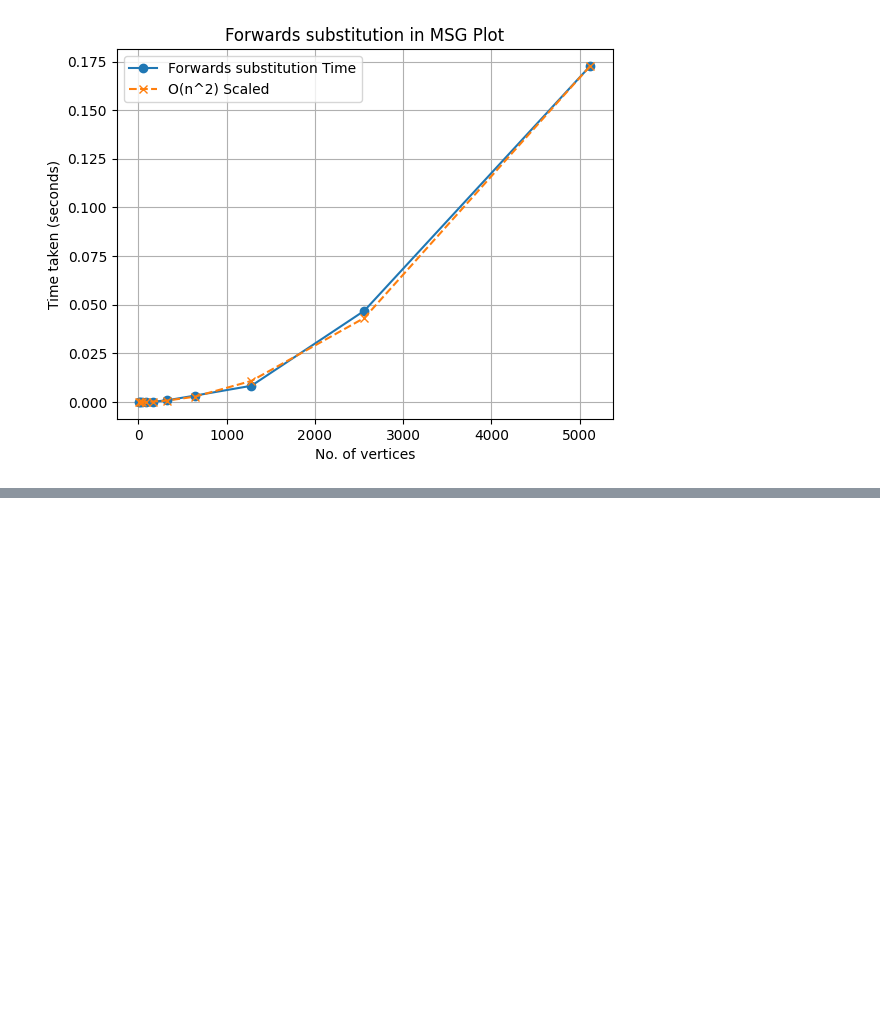
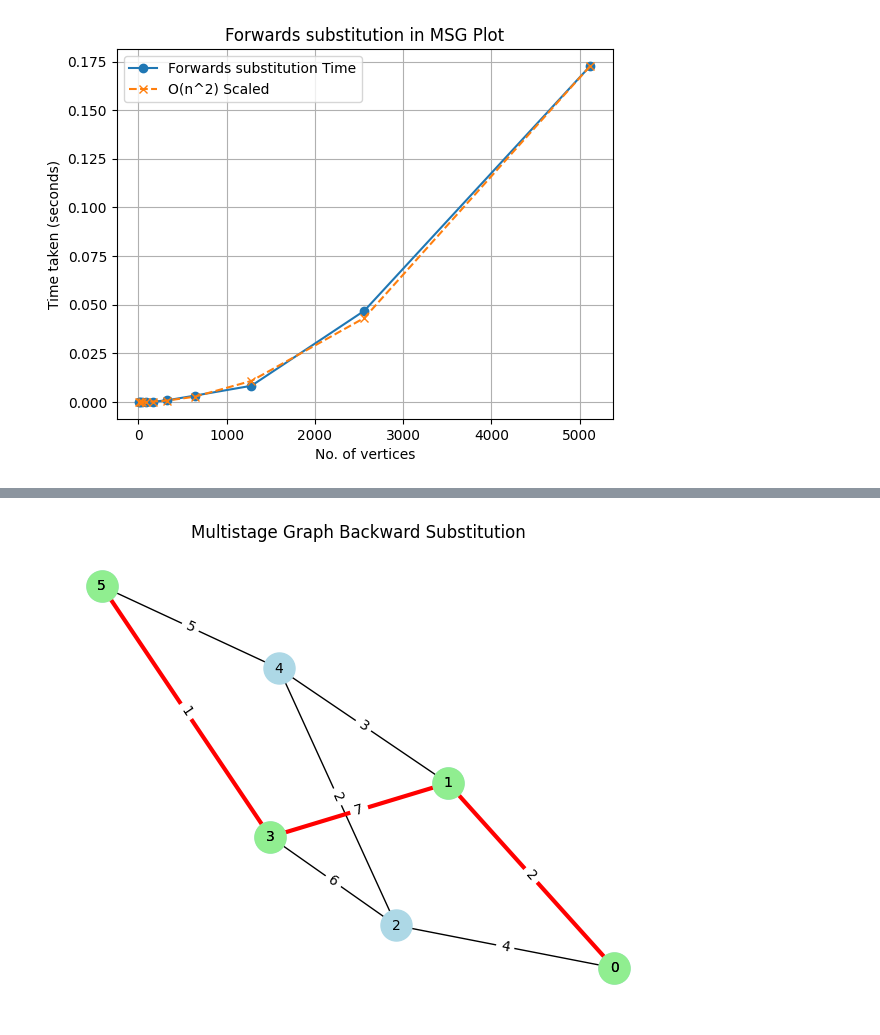
Before and after one commit to Nidhiverma04/ADA, a Jupyter notebook: LAB_7/multi_stage_plots.ipynb, the cells around one changed output, grey strips where cells are left out. Cells and saved outputs as stored; diff of their text form; code cells hidden in the pictures; blank space fills up the shorter version.

```diff
--- a/LAB_7/multi_stage_plots.ipynb
+++ b/LAB_7/multi_stage_plots.ipynb
@@ -125,0 +147,44 @@ plt.show()
+# %%
+import networkx as nx
+import matplotlib.pyplot as plt
+
+def plot_mst(edges, n, edges_msg):
+    G = nx.Graph()
+    G.add_weighted_edges_from(edges)
+    G1 = nx.Graph()
+    G1.add_weighted_edges_from(edges_msg)
+
+    pos = nx.spring_layout(G)
+
+    plt.figure(figsize=(8, 6))
+    plt.title("Original graph")
+
+    nx.draw(G, pos, with_labels=True, node_color='lightblue', node_size=500, font_size=10)
+
+    nx.draw(G1, pos, with_labels=True, node_color='lightgreen', node_size=500, font_size=10, edge_color='red', width=3)
+    nx.draw_networkx_edge_labels(G, pos, edge_labels={(u, v): w for u, v, w in edges})
+
+    plt.title("Multistage Graph Backward Substitution")
+
+
+edges = [
+    (0, 1, 2),
+    (0, 2, 4),
+    (1, 3, 7),
+    (1, 4, 3),
+    (2, 4, 2),
+    (3, 5, 1),
+    (4, 5, 5),
+    (2, 3, 6)
+    ]
+
+edges_msg = [
+    (0, 1, 2),
+    (1, 3, 7),
+    (3, 5, 1)
+]
+n = 6
+
+plot_mst(edges, n, edges_msg)
+# %% [output]
+[figure, added]
```
Also changed, not shown: parts of 2 cells of this notebook, 8 other files.
